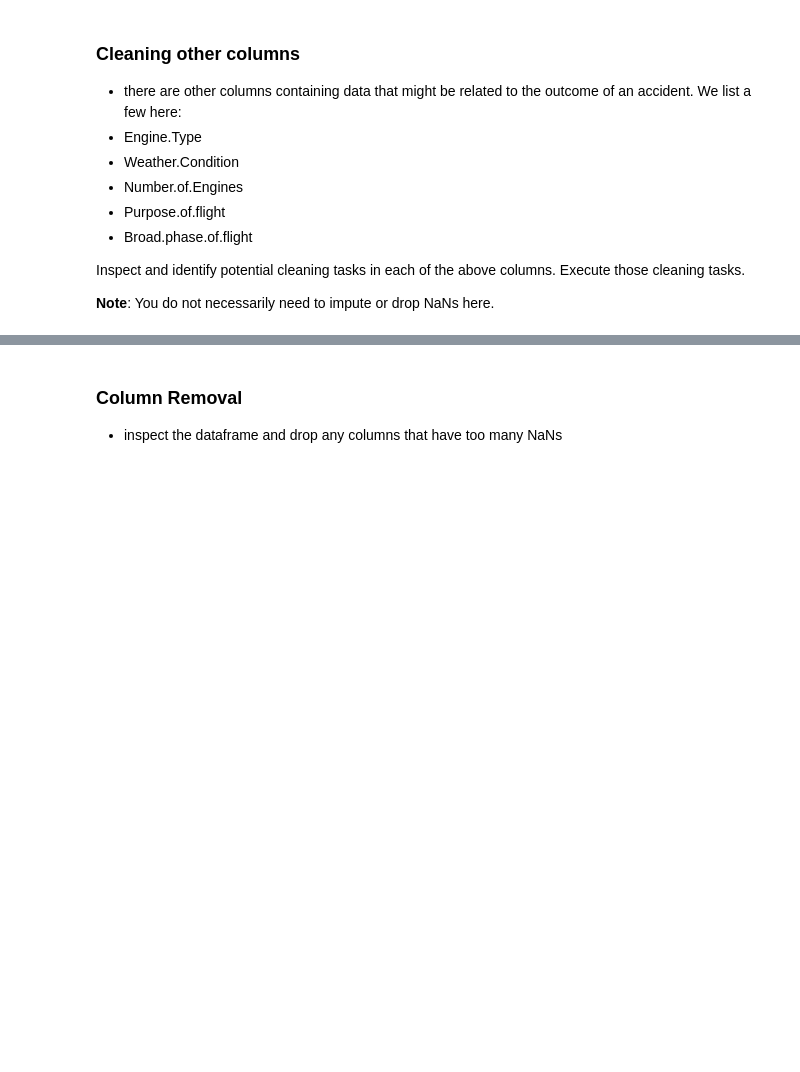
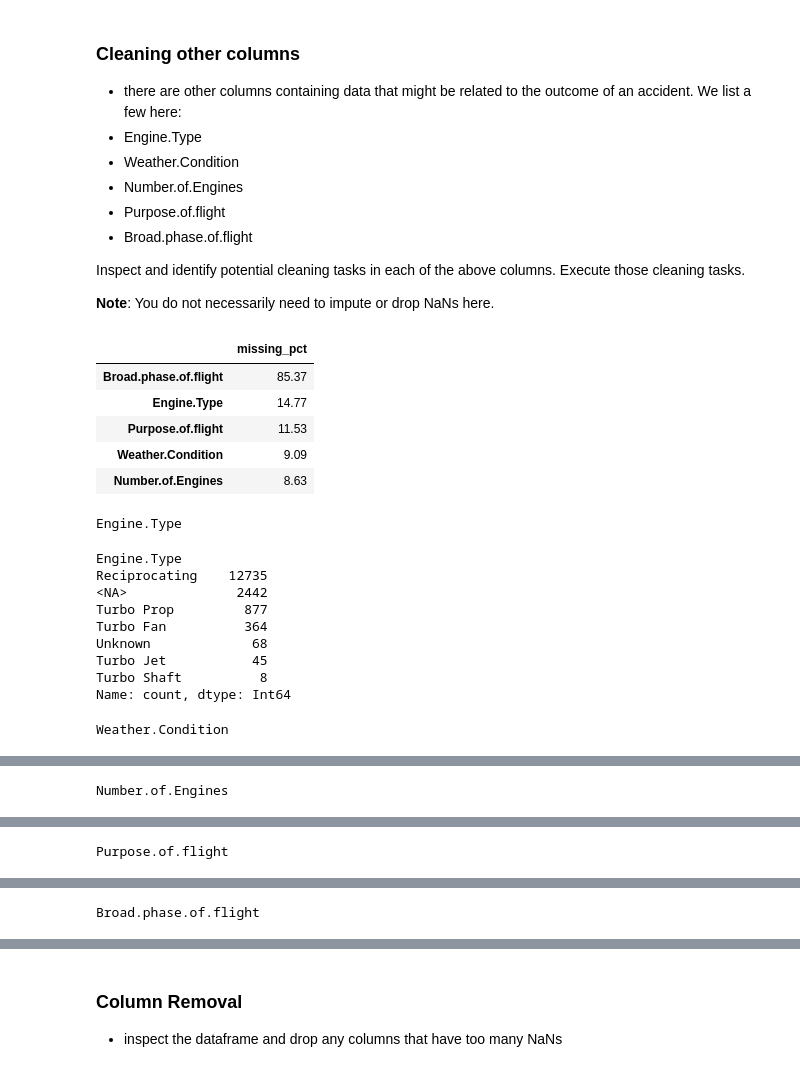
Before and after one commit to drivernf/dsc-course0-m8-lab, a Jupyter notebook: Aviation_Accidents_Cleaning.ipynb, the cells around one changed output, grey strips where cells are left out. Drawn from its saved outputs; the diff is of its cells as text; code cells hidden in the pictures; blank space fills up the shorter version.

```diff
--- a/Aviation_Accidents_Cleaning.ipynb
+++ b/Aviation_Accidents_Cleaning.ipynb
@@ -435,3 +435,80 @@ Name: count, dtype: Int64
 Inspect and identify potential cleaning tasks in each of the above columns. Execute those cleaning tasks.
 
 **Note**: You do not necessarily need to impute or drop NaNs here.
+# %%
+other_cols = [
+    "Engine.Type",
+    "Weather.Condition",
+    "Number.of.Engines",
+    "Purpose.of.flight",
+    "Broad.phase.of.flight"
+]
+
+# Inspect missing
+display(
+    (df_filtered[other_cols].isna().mean() * 100)
+    .round(2)
+    .sort_values(ascending=False)
+    .to_frame("missing_pct")
+)
+def clean_text(s):
+    return s.astype("string").str.strip().replace("", pd.NA)
+
+# Engine.Type
+df_filtered["Engine.Type"] = (
+    clean_text(df_filtered["Engine.Type"])
+    .str.title()
+    .replace({"Unk": "Unknown"})
+)
+
+# Weather.Condition
+df_filtered["Weather.Condition"] = (
+    clean_text(df_filtered["Weather.Condition"])
+    .str.upper()
+    .replace({"UNK": "UNKNOWN"})
+)
+
+# Purpose.of.flight
+df_filtered["Purpose.of.flight"] = (
+    clean_text(df_filtered["Purpose.of.flight"])
+    .str.title()
+    .replace({"Unk": "Unknown"})
+)
+
+# Broad.phase.of.flight
+df_filtered["Broad.phase.of.flight"] = (
+    clean_text(df_filtered["Broad.phase.of.flight"])
+    .str.title()
+    .replace({"Unk": "Unknown"})
+)
+
+# Number.of.Engines
+df_filtered["Number.of.Engines"] = pd.to_numeric(
+    df_filtered["Number.of.Engines"], errors="coerce"
+)
+
+# Treat invalid non-positive values as missing
+df_filtered.loc[df_filtered["Number.of.Engines"] <= 0, "Number.of.Engines"] = np.nan
+
+# Quick check
+for c in other_cols:
+    print(f"\n{c}")
+    display(df_filtered[c].value_counts(dropna=False).head(15))
+# %% [output]
+|  | missing_pct |
+| Broad.phase.of.flight | 85.37 |
+| Engine.Type | 14.77 |
+| Purpose.of.flight | 11.53 |
+| Weather.Condition | 9.09 |
+| Number.of.Engines | 8.63 |
+Engine.Type
+Engine.Type
+Reciprocating    12735
+<NA>              2442
+Turbo Prop         877
+Turbo Fan          364
+Unknown             68
+Turbo Jet           45
+Turbo Shaft          8
+Name: count, dtype: Int64
+Weather.Condition
@@ -437,0 +521 @@ Inspect and identify potential cleaning tasks in each of the above columns. Exec
+Number.of.Engines
@@ -437,0 +529 @@ Inspect and identify potential cleaning tasks in each of the above columns. Exec
+Purpose.of.flight
@@ -437,0 +547 @@ Inspect and identify potential cleaning tasks in each of the above columns. Exec
+Broad.phase.of.flight
```
Also changed, not shown: parts of 3 cells of this notebook, 1 other file.
